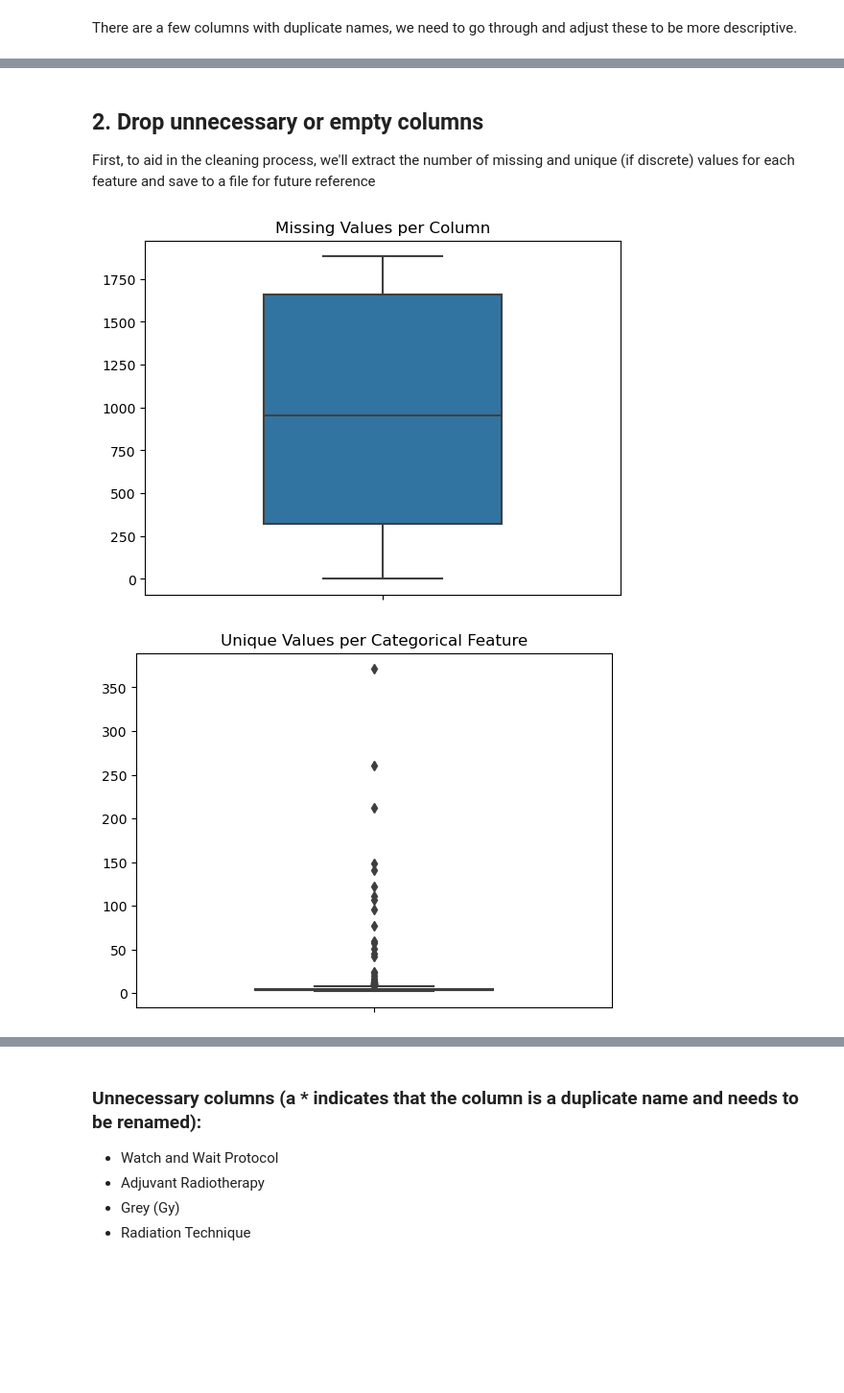
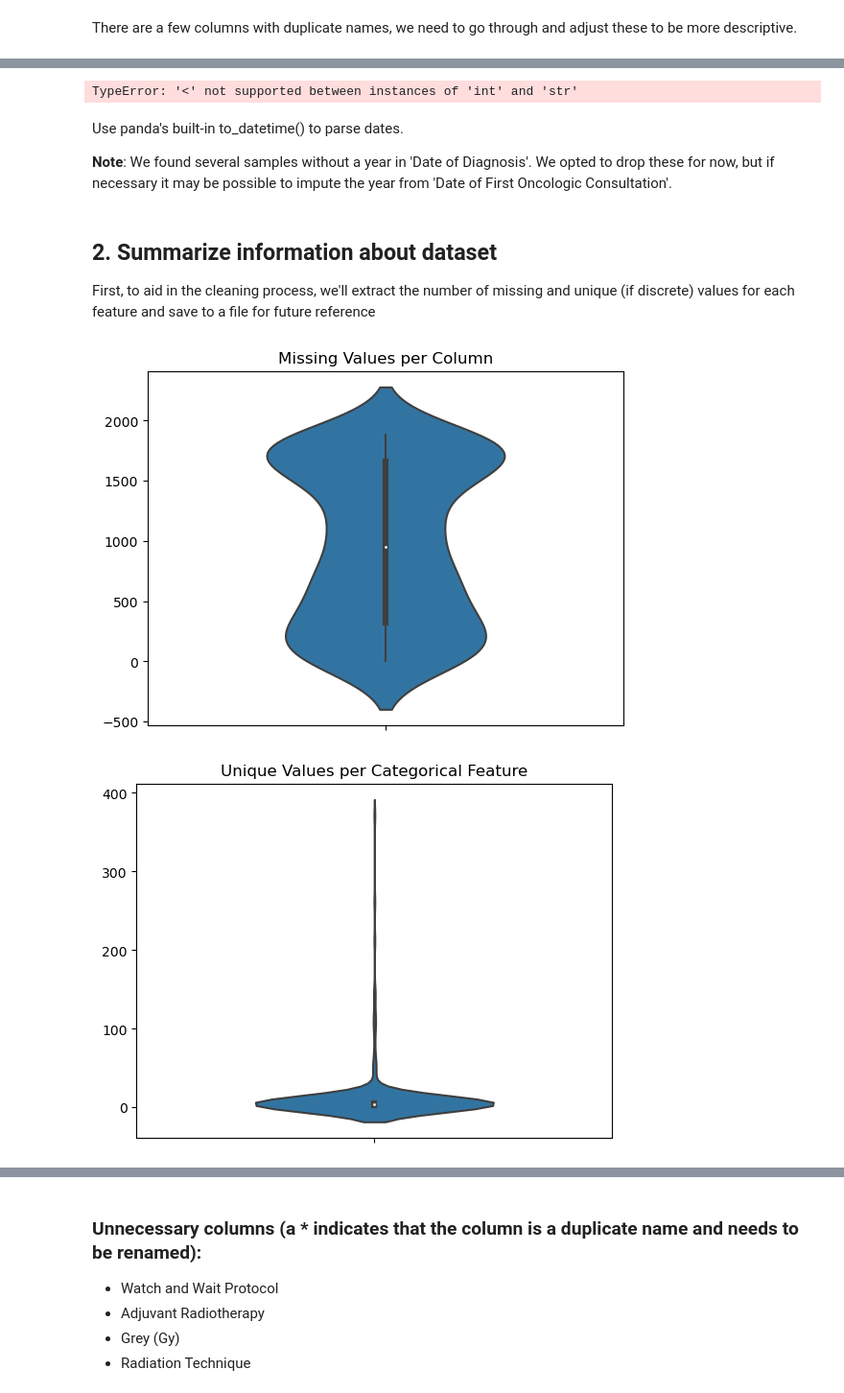
Before and after one commit to HAI-lab-UVA/RCC-Project, a Jupyter notebook: Dataset_Cleaning/cleaning.ipynb, the cells around one changed output, grey strips where cells are left out. Shown at 96% size. Cells and saved outputs as stored; diff of their text form; code cells hidden in the pictures; blank space fills up the shorter version.

Commit message:
dtype cleaning

```diff
--- a/Dataset_Cleaning/cleaning.ipynb
+++ b/Dataset_Cleaning/cleaning.ipynb
@@ -31,6 +31,7 @@ import datetime
 # %%
 dateparse = lambda x: datetime.strptime(x, '%m/%d/%Y')
-df = pd.read_csv('../Data Sources/DO NOT MODIFY/US_RCC_Database.csv', parse_dates=True, date_format='%m/%d/%Y')
+df = pd.read_csv('../Data Sources/DO NOT MODIFY/US_RCC_Database.csv')
+df = df.infer_objects()
 # Drop all rows and columns that are completely empty
 empty_cols = [col for col in df.columns if df[col].isnull().all()]
 empty_rows = [row for row in df.index if df.iloc[row].isnull().all()]
@@ -99,13 +109,41 @@ assert df.shape == data_shape
+# %%
+# Change all values of '>0' for DCRM to int 1 to be able to use pd.cut
+df['Distal Circumferential or Radial Margin (mm)'] = df['Distal Circumferential or Radial Margin (mm)'].replace(to_replace='> 0', value=1)
+df['Distal Circumferential or Radial Margin (mm)_Post'] = df['Distal Circumferential or Radial Margin (mm)_Post'].replace(to_replace='> 0', value=1)
+df['Distal Circumferential or Radial Margin (mm)'] = pd.to_numeric(df['Distal Circumferential or Radial Margin (mm)'], errors = 'coerce')
+df['Distal Circumferential or Radial Margin (mm)_Post'] = pd.to_numeric(df['Distal Circumferential or Radial Margin (mm)_Post'], errors = 'coerce')
+# %%
+df['Distal Circumferential or Radial Margin (mm)'] = pd.cut(df['Distal Circumferential or Radial Margin (mm)'], [-1000000000, 0, 1000000000], labels = ['0', '>0'])
+df['Distal Circumferential or Radial Margin (mm)_Post'] = pd.cut(df['Distal Circumferential or Radial Margin (mm)_Post'], [-1000000000, 0, 1000000000], labels = ['0', '>0'])
+
+df['Radial Margin Distance (mm)'] = pd.cut(df['Radial Margin Distance (mm)'], [-1000000000, 3, 1000000000],  right = False, labels = ['<3', '>=3'], include_lowest = True)
+df['Radial Margin Distance (mm)_Recurrence'] = pd.cut(df['Radial Margin Distance (mm)_Recurrence'], [-1000000000, 3, 1000000000], right = False, labels = ['<3', '>=3'], include_lowest = True)
+
+df['Distal Margin Distance (cm)'] = pd.cut(df['Distal Margin Distance (cm)'], [-1000000000, 1, 1000000000], right = False, labels = ['<1', '>=1'], include_lowest = True)
+df['Distal Margin Distance (cm)_Recurrence'] = pd.cut(df['Distal Margin Distance (cm)_Recurrence'], [-1000000000, 1, 1000000000], right = False, labels = ['<1', '>=1'], include_lowest = True)
+# %% [output]
+TypeError: '<' not supported between instances of 'int' and 'str'
+# %% [markdown]
+Use panda's built-in to_datetime() to parse dates.
+
+**Note**: We found several samples without a year in 'Date of Diagnosis'. We opted to drop these for now, but if necessary it may be possible to impute the year from 'Date of First Oncologic Consultation'.
+# %%
+# Drop bad samples
+df = df.drop(df[df['Date of Diagnosis'].str.contains("-", regex=False, na=False)].index)
+
+date_cols = df.columns[df.columns.str.contains("Date")].to_list()
+for date_col in date_cols:
+    df[date_col] = pd.to_datetime(df[date_col], dayfirst=True, format='mixed')
 # %% [markdown]
-## 2. Drop unnecessary or empty columns
+## 2. Summarize information about dataset
 First, to aid in the cleaning process, we'll extract the number of missing and unique (if discrete) values for each feature and save to a file for future reference
 # %%
-plot = sns.boxplot(y=df.isnull().sum(), orient="v", width=0.5)
+plot = sns.violinplot(y=df.isnull().sum(), orient="v", width=0.5)
 plot.set_title("Missing Values per Column")
 plt.show()
-plot = sns.boxplot(y=[len(df[col].unique()) for col in df.select_dtypes(include=['object']).columns if "Date" not in col and col != "Database ID"], orient="v", width=0.5)
+plot = sns.violinplot(y=[len(df[col].unique()) for col in df.select_dtypes(include=['object']).columns if "Date" not in col and col != "Database ID"], orient="v", width=0.5)
 plot.set_title("Unique Values per Categorical Feature")
 plt.show()
 # %% [output]
-[figure, old version]
+[figure, new version]
-[figure, old version]
+[figure, new version]
```
Also changed, not shown: parts of 25 cells of this notebook.
